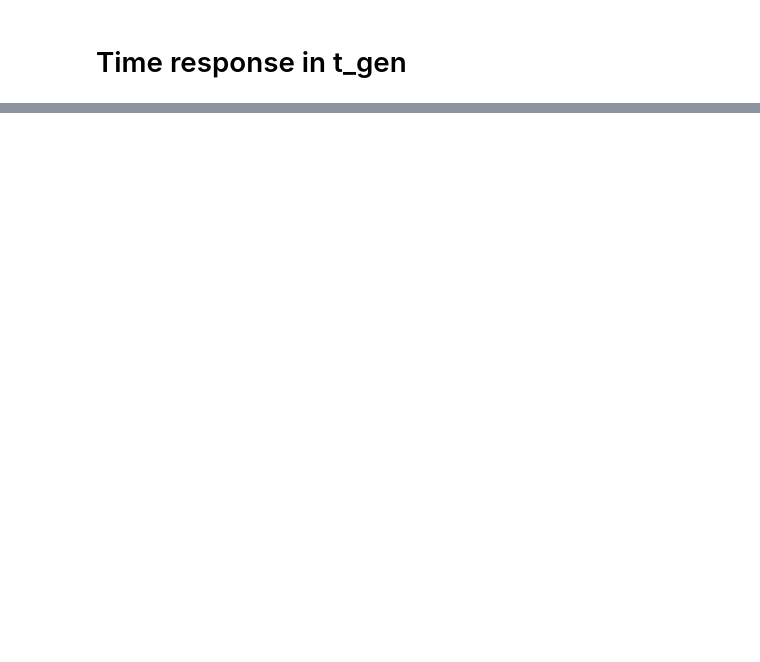
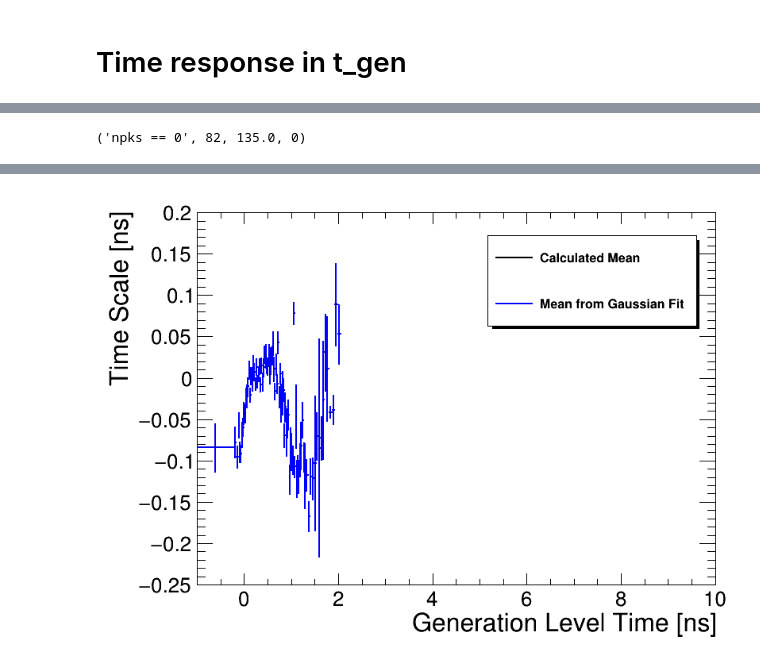
Before and after one commit to cms-lpc-llp/delayed_jet_analyzer, a Jupyter notebook: plot_scripts/four_jet_time_plotter.ipynb, the cells around one changed output, grey strips where cells are left out. Saved outputs shown, nothing was run; the diff lists cells and outputs as text; code cells hidden in the pictures; blank space fills up the shorter version.

```diff
--- a/plot_scripts/four_jet_time_plotter.ipynb
+++ b/plot_scripts/four_jet_time_plotter.ipynb
@@ -820,0 +839,44 @@ Info in <TCanvas::Print>: pdf file ../plots/time_scale_tgen.pdf has been created
+# %%
+c = rt.TCanvas('c', 'c', 800, 600)
+
+scale, scale_eff, res,res_eff = histo2D_projectionFit(h['time_tgen'], bins, 0.1, 50, 'y')
+
+legend = rt.TLegend(0.2,0.70,0.55,0.9);
+legend.SetTextSize(0.03)
+
+draw_scale = 1
+if draw_scale:
+    legend = rt.TLegend(0.62,0.70,0.95,0.9);
+    legend.SetTextSize(0.03)
+    legend.AddEntry(scale_eff,'Calculated Mean')
+    legend.AddEntry(scale,'Mean from Gaussian Fit')
+    scale.SetXTitle('Generation Level Time [ns]')
+    scale.SetYTitle('Time Scale [ns]')
+    scale.SetLineColor(4)
+    scale.GetYaxis().SetRangeUser(-0.25,0.2)
+    scale.DrawCopy()
+    scale.DrawCopy('same')
+    scale.DrawCopy('same')
+    legend.Draw()
+    c.Draw()
+    c.SaveAs('../plots/time_scale_tgen.pdf')
+else:
+    legend = rt.TLegend(0.2,0.70,0.55,0.9);
+    legend.SetTextSize(0.03)
+    legend.AddEntry(res_eff,'Sigma effective')
+    legend.AddEntry(res,'Sigma from Gaussian Fit')
+    res_eff.SetXTitle('Generation Level Time [ns]')
+    res_eff.SetYTitle('Time Resolution [ns]')
+    res_eff.GetYaxis().SetRangeUser(0,1.6)
+    res.SetLineColor(2)
+    res_eff.SetLineColor(4)
+#     res.GetXaxis().SetRangeUser(0,2)
+    res_eff.DrawCopy()
+    res.DrawCopy('same')
+    legend.Draw()
+    c.Draw()
+    c.SaveAs('../plots/time_res_tgen_zoom.pdf')
+
+c.Draw()
+# %% [output]
+('npks == 0', 82, 135.0, 0)
@@ -820,0 +889 @@ Info in <TCanvas::Print>: pdf file ../plots/time_scale_tgen.pdf has been created
+[figure, added]
```
Also changed, not shown: parts of 34 cells of this notebook, 3 other files.
